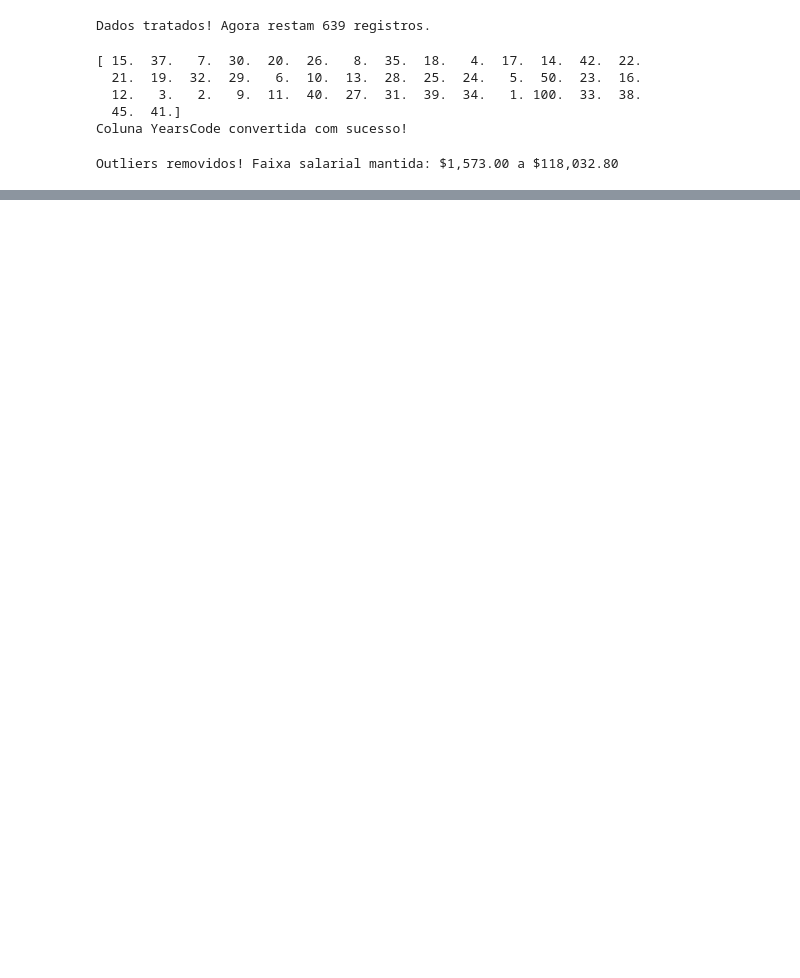
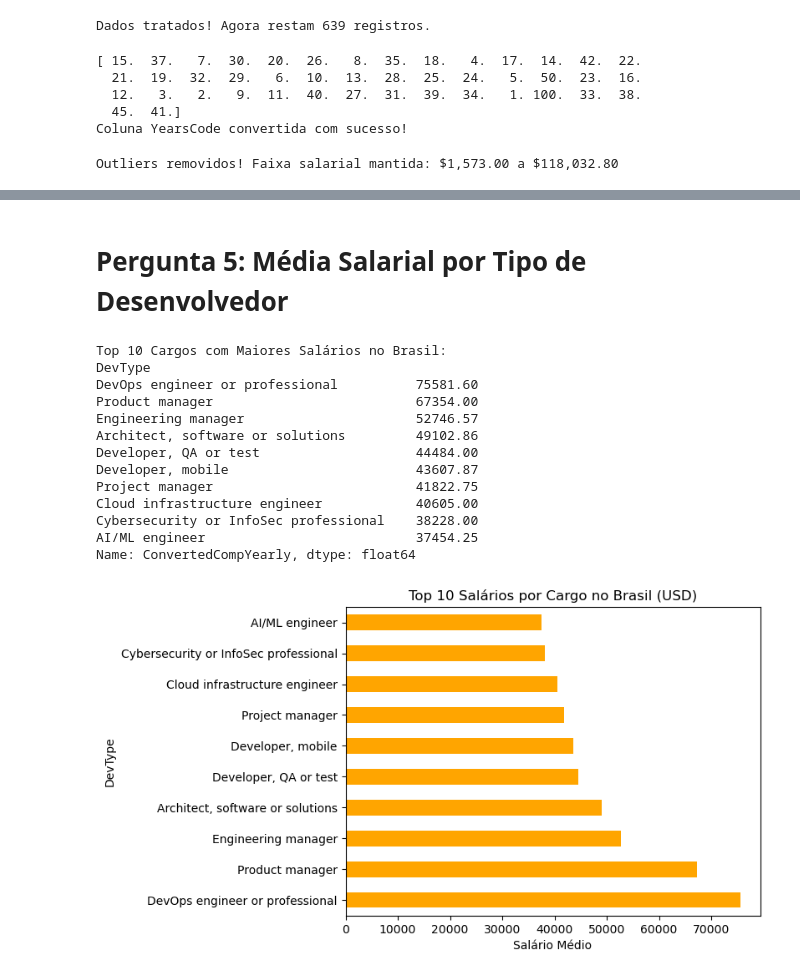
Before and after one commit to connectusnet-sudo/projeto_1629, a Jupyter notebook: analise.ipynb, the cells around one changed output, grey strips where cells are left out. Saved outputs shown, nothing was run; the diff lists cells and outputs as text; code cells hidden in the pictures; blank space fills up the shorter version.

```diff
--- a/analise.ipynb
+++ b/analise.ipynb
@@ -100,0 +201,33 @@ Outliers removidos! Faixa salarial mantida: $1,573.00 a $118,032.80
+# %% [markdown]
+# Pergunta 5: Média Salarial por Tipo de Desenvolvedor
+# %%
+# 1. Agrupar por cargo e calcular a média salarial com 2 casas decimais
+salario_por_cargo = df_brasil.groupby('DevType')['ConvertedCompYearly'].mean().round(2)
+
+# 2. Ordenar do maior para o menor para facilitar a leitura
+salario_por_cargo = salario_por_cargo.sort_values(ascending=False)
+
+# 3. Mostrar os 10 cargos que ganham mais (os top 10)
+print("Top 10 Cargos com Maiores Salários no Brasil:")
+print(salario_por_cargo.head(10))
+
+# 4. Criar um gráfico de barras horizontal (barh)
+salario_por_cargo.head(10).plot(kind='barh', color='orange')
+plt.title('Top 10 Salários por Cargo no Brasil (USD)')
+plt.xlabel('Salário Médio')
+plt.show()
+# %% [output]
+Top 10 Cargos com Maiores Salários no Brasil:
+DevType
+DevOps engineer or professional          75581.60
+Product manager                          67354.00
+Engineering manager                      52746.57
+Architect, software or solutions         49102.86
+Developer, QA or test                    44484.00
+Developer, mobile                        43607.87
+Project manager                          41822.75
+Cloud infrastructure engineer            40605.00
+Cybersecurity or InfoSec professional    38228.00
+AI/ML engineer                           37454.25
+Name: ConvertedCompYearly, dtype: float64
+[figure, added]
```
Also changed, not shown: parts of 27 cells of this notebook, 1 other file.
